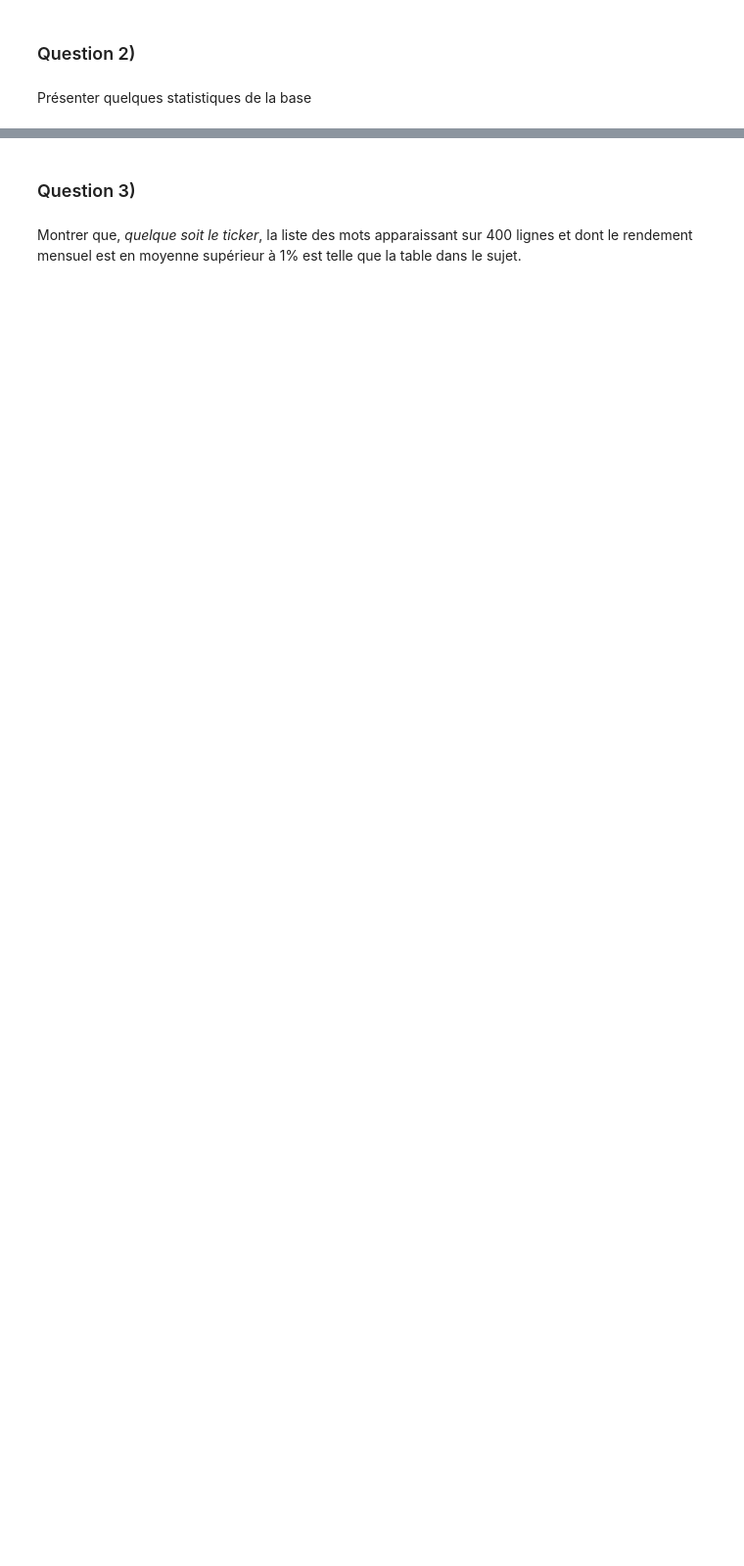
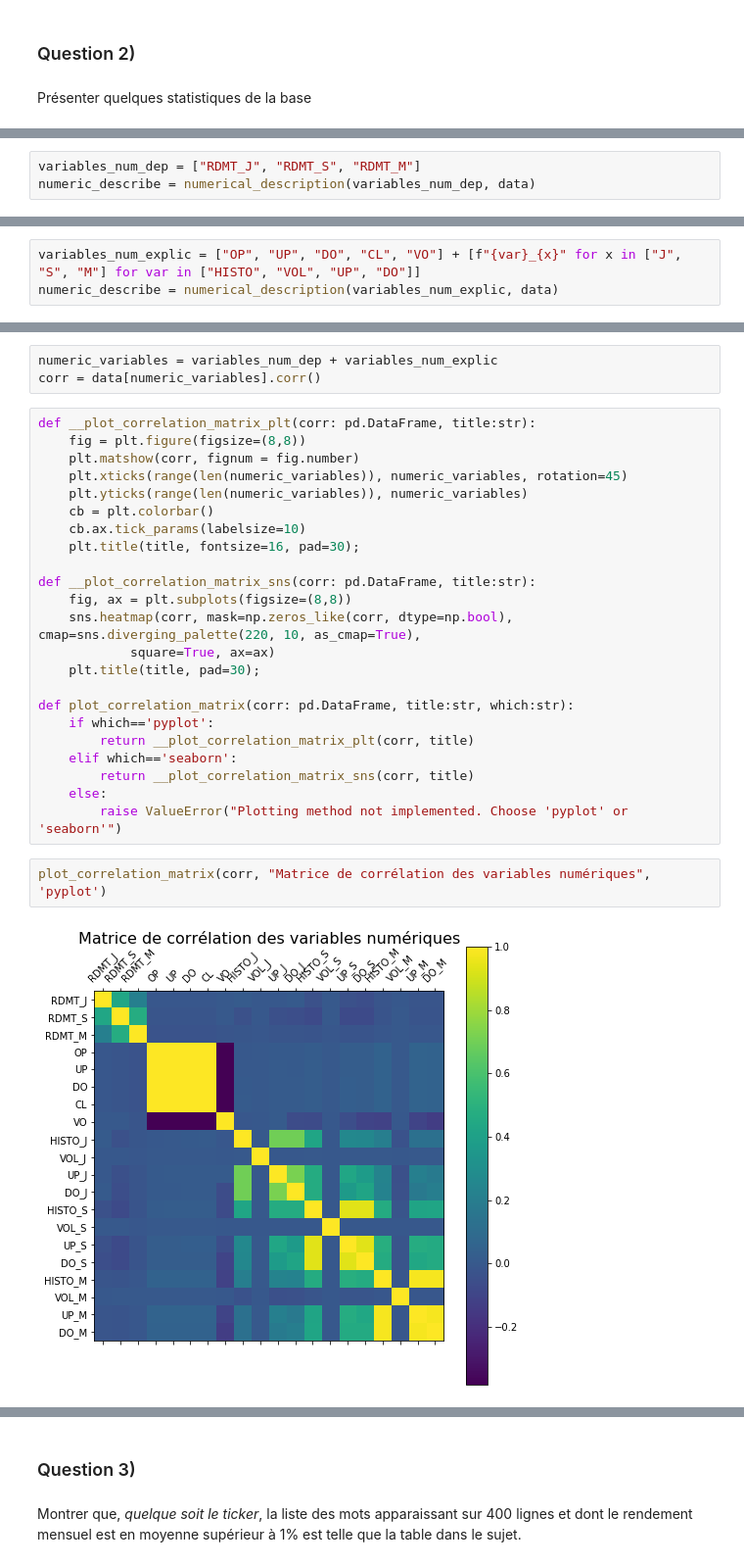
Before and after one commit to FranciscoRZ/WordImpactForecasting, a Jupyter notebook: exploratory_notebooks/kitchen_book.ipynb, the cells around one changed output, grey strips where cells are left out. Shown: that part at 98% size. Cells and saved outputs as stored; diff of their text form; blank space fills up the shorter version.

```diff
--- a/exploratory_notebooks/kitchen_book.ipynb
+++ b/exploratory_notebooks/kitchen_book.ipynb
@@ -64,0 +89,3 @@ data.describe()
+# %%
+variables_num_dep = ["RDMT_J", "RDMT_S", "RDMT_M"]
+numeric_describe = numerical_description(variables_num_dep, data)
@@ -64,0 +107,3 @@ data.describe()
+# %%
+variables_num_explic = ["OP", "UP", "DO", "CL", "VO"] + [f"{var}_{x}" for x in ["J", "S", "M"] for var in ["HISTO", "VOL", "UP", "DO"]]
+numeric_describe = numerical_description(variables_num_explic, data)
@@ -64,0 +125,30 @@ data.describe()
+# %%
+numeric_variables = variables_num_dep + variables_num_explic
+corr = data[numeric_variables].corr()
+# %%
+def __plot_correlation_matrix_plt(corr: pd.DataFrame, title:str):
+    fig = plt.figure(figsize=(8,8))
+    plt.matshow(corr, fignum = fig.number)
+    plt.xticks(range(len(numeric_variables)), numeric_variables, rotation=45)
+    plt.yticks(range(len(numeric_variables)), numeric_variables)
+    cb = plt.colorbar()
+    cb.ax.tick_params(labelsize=10)
+    plt.title(title, fontsize=16, pad=30);
+
+def __plot_correlation_matrix_sns(corr: pd.DataFrame, title:str):
+    fig, ax = plt.subplots(figsize=(8,8))
+    sns.heatmap(corr, mask=np.zeros_like(corr, dtype=np.bool), cmap=sns.diverging_palette(220, 10, as_cmap=True),
+            square=True, ax=ax)
+    plt.title(title, pad=30);
+
+def plot_correlation_matrix(corr: pd.DataFrame, title:str, which:str):
+    if which=='pyplot':
+        return __plot_correlation_matrix_plt(corr, title)
+    elif which=='seaborn':
+        return __plot_correlation_matrix_sns(corr, title)
+    else:
+        raise ValueError("Plotting method not implemented. Choose 'pyplot' or 'seaborn'")
+# %%
+plot_correlation_matrix(corr, "Matrice de corrélation des variables numériques", 'pyplot')
+# %% [output]
+[figure, added]
```
Also changed, not shown: parts of 33 cells of this notebook, 1 other file.
